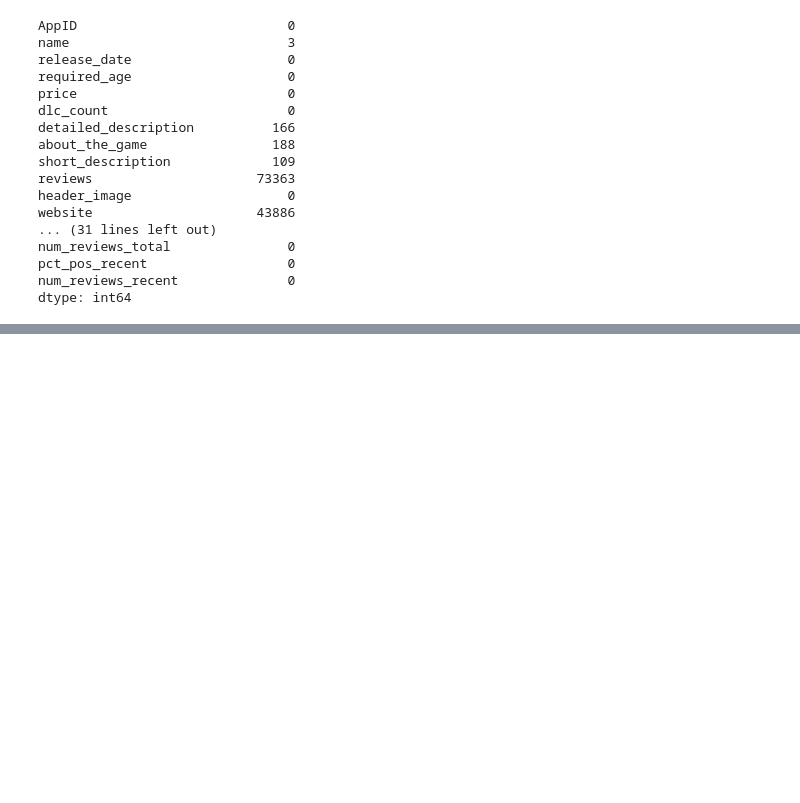
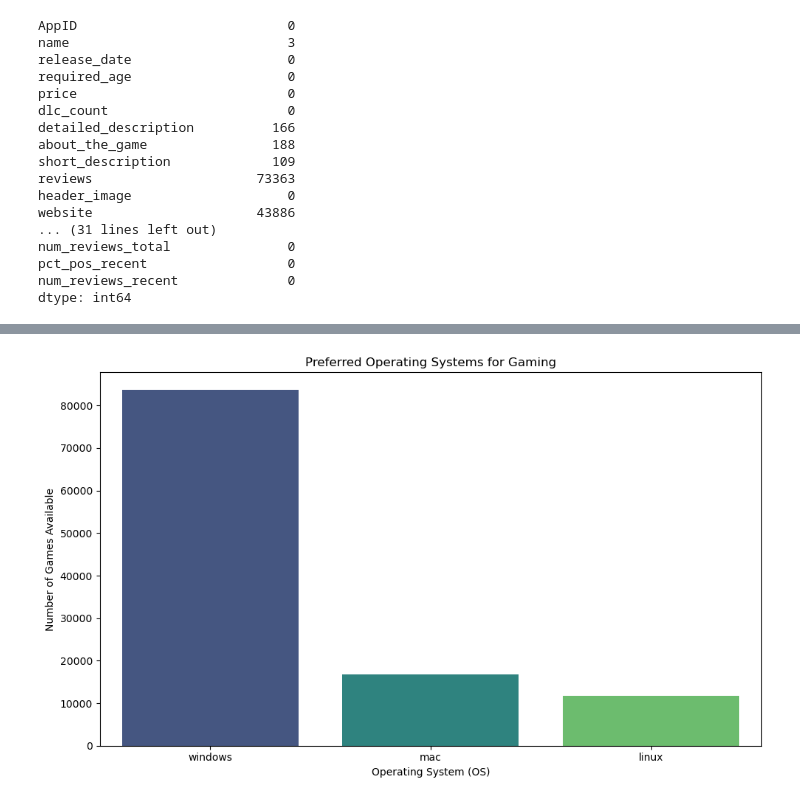
Before and after one commit to DylanNg2412/Python_Project_CU5, a Jupyter notebook: Capstone_Project.ipynb, the cells around one changed output, grey strips where cells are left out. Cells and saved outputs as stored; diff of their text form; code cells hidden in the pictures; blank space fills up the shorter version.

```diff
--- a/Capstone_Project.ipynb
+++ b/Capstone_Project.ipynb
@@ -33,0 +366,16 @@ dtype: int64
+# %%
+# Now lets check which OS is most preferred for gaming.
+
+os_group = df[['windows', 'mac', 'linux']].sum()
+os_group = os_group.sort_values(ascending=False)
+
+plt.figure(figsize=(10, 6))
+sns.barplot(x=os_group.index, y=os_group.values, hue=os_group.index, palette='viridis')
+plt.title('Preferred Operating Systems for Gaming')
+plt.xlabel('Operating System (OS)')
+plt.ylabel('Number of Games Available')
+
+plt.tight_layout()
+plt.show()
+# %% [output]
+[figure, added]
```
Also changed, not shown: parts of 53 cells of this notebook, 1 other file.
